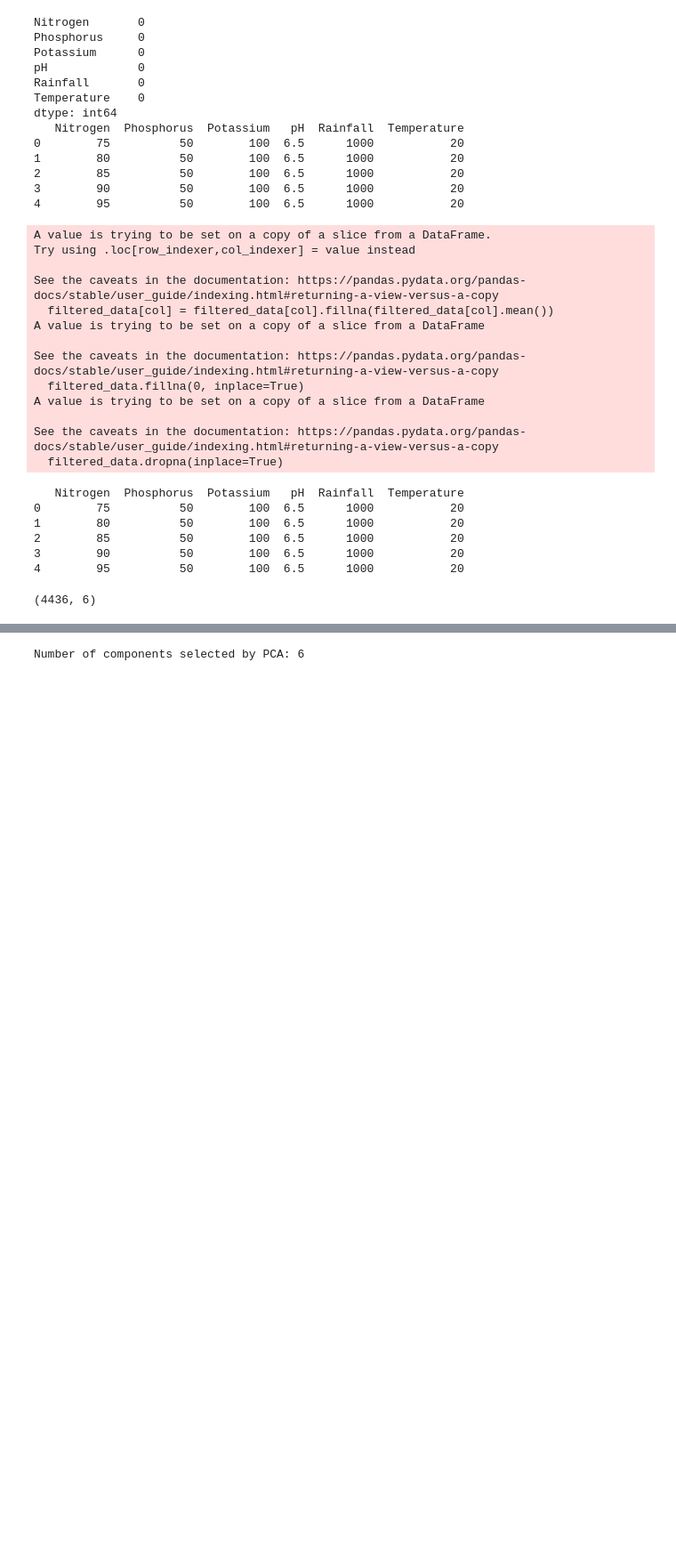
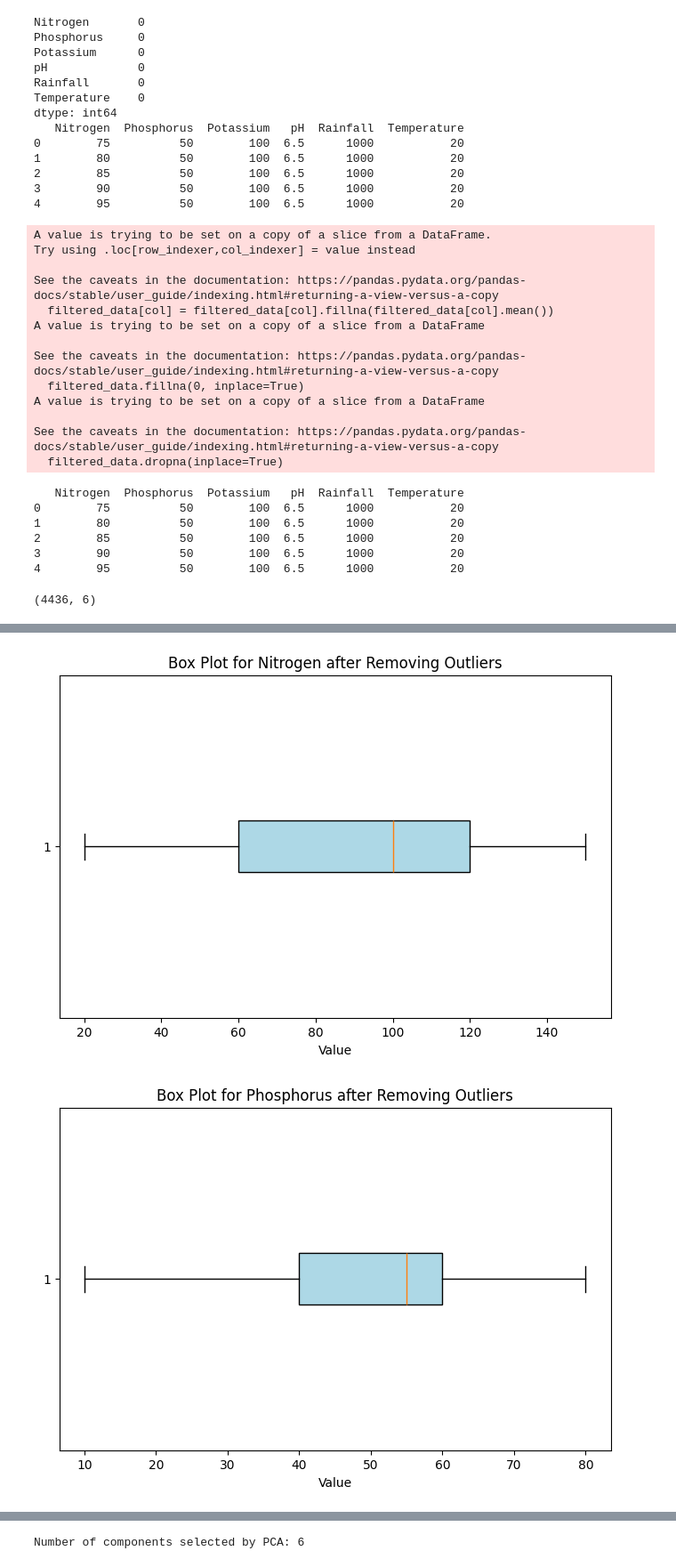
Before and after one commit to Dinithiii04/AgriLak, a Jupyter notebook: final_dsgp.ipynb, the cells around one changed output, grey strips where cells are left out. Shown at 89% size. Cells and saved outputs as stored; diff of their text form; code cells hidden in the pictures; blank space fills up the shorter version.

```diff
--- a/final_dsgp.ipynb
+++ b/final_dsgp.ipynb
@@ -167,3 +172,27 @@ print(filtered_data.head())
 2        85          50        100  6.5      1000           20
 3        90          50        100  6.5      1000           20
 4        95          50        100  6.5      1000           20
+# %%
+import matplotlib.pyplot as plt
+
+# List of columns to visualize with boxplots
+columns_to_visualize = ['Nitrogen', 'Phosphorus', 'Potassium', 'pH', 'Rainfall', 'Temperature']
+
+# Iterate through each column, plot a boxplot after outlier removal
+for column in columns_to_visualize:
+    plt.figure(figsize=(8, 5))
+    plt.boxplot(
+        filtered_data[column],
+        vert=False,
+        patch_artist=True,  # Color the box
+        boxprops=dict(facecolor="lightblue")
+    )
+
+    # Add title and labels
+    plt.title(f"Box Plot for {column} after Removing Outliers")
+    plt.xlabel("Value")
+
+    plt.show()
+# %% [output]
+[figure, added]
+[figure, added]
```
Also changed, not shown: parts of 23 cells of this notebook, 4 other files.
